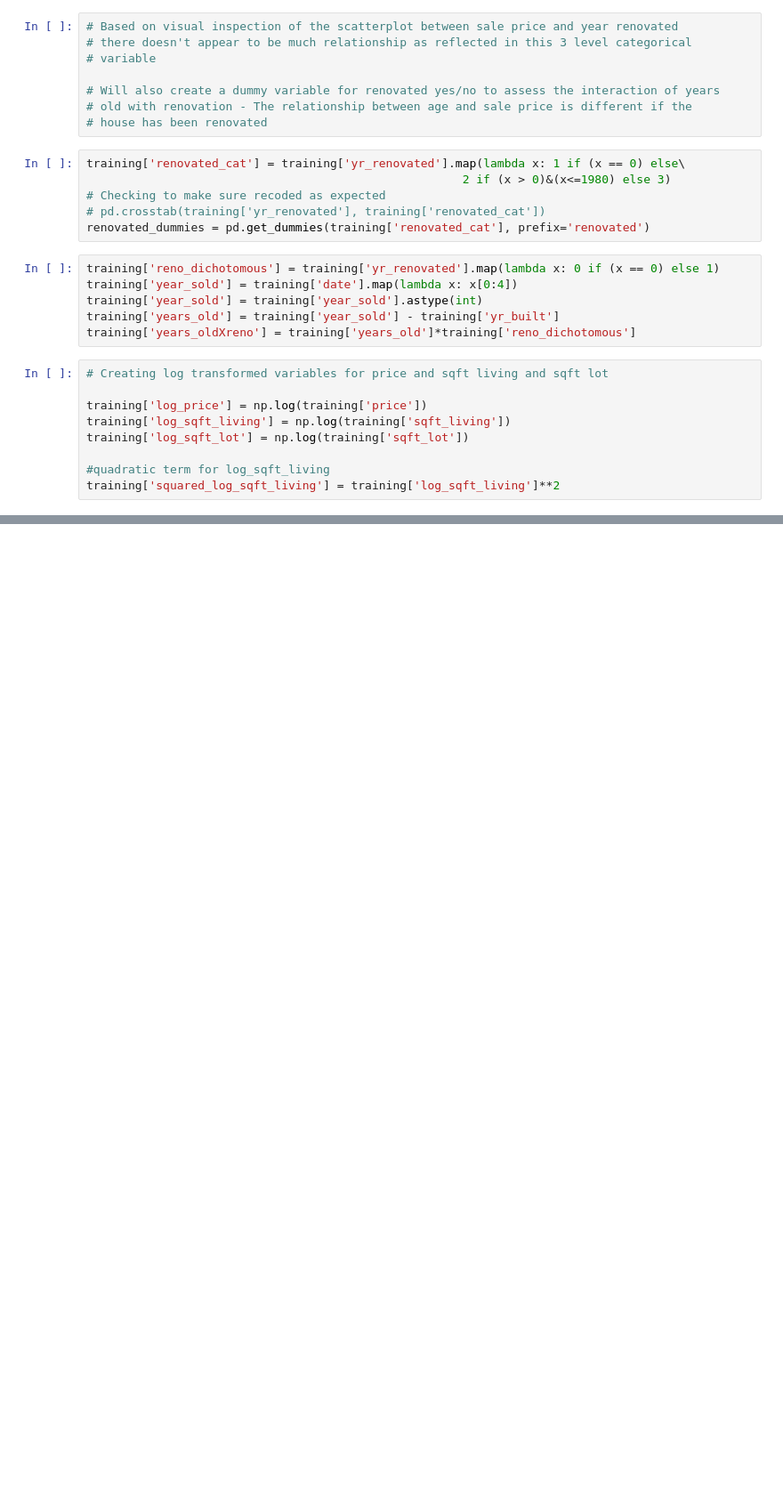
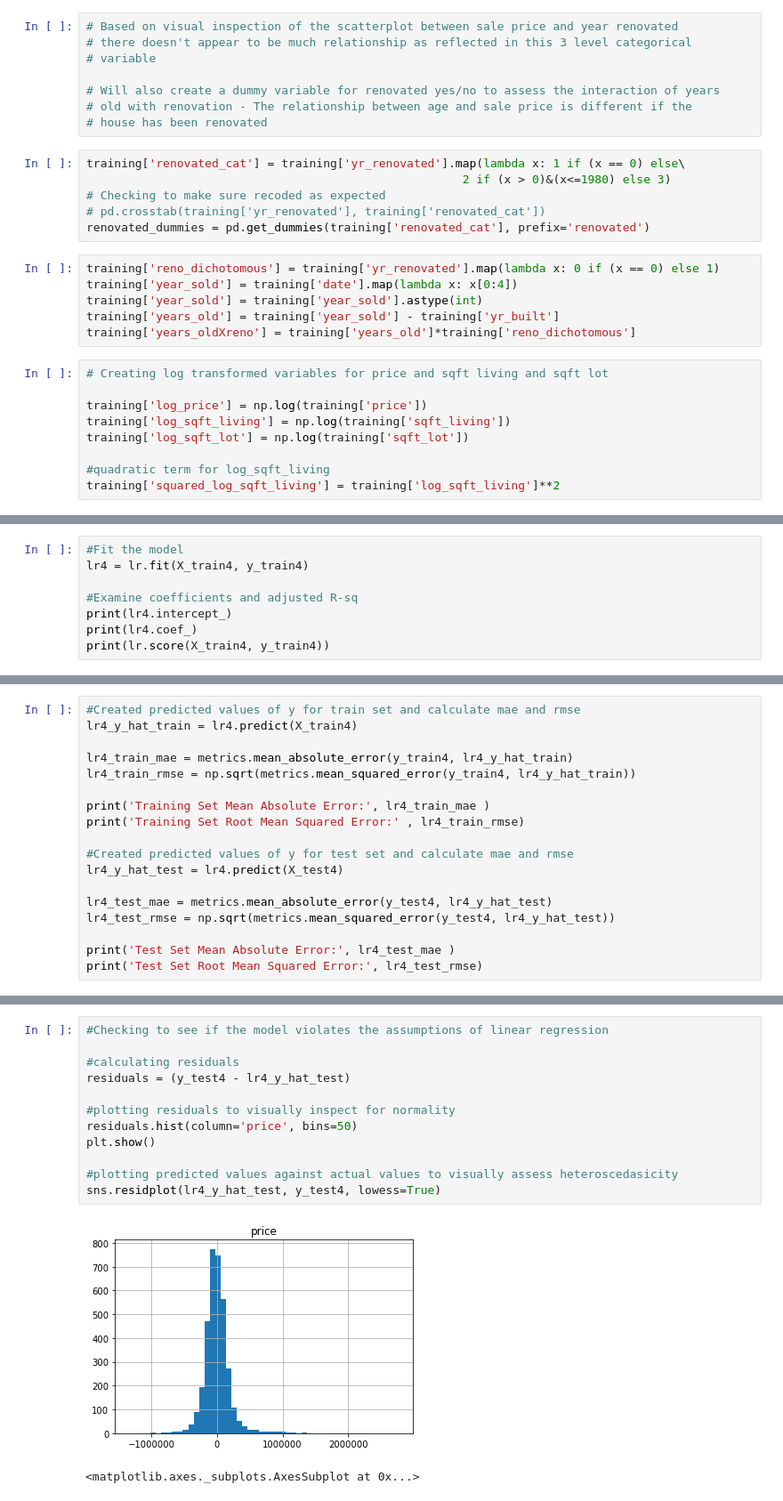
Before and after one commit to etr359/Predicting_KC_Housing_Prices, a Jupyter notebook: Creating_TrainTest_EDA.ipynb, the cells around one changed output, grey strips where cells are left out. Shown at 89% size. Saved outputs shown, nothing was run; the diff lists cells and outputs as text; blank space fills up the shorter version.

```diff
--- a/Creating_TrainTest_EDA.ipynb
+++ b/Creating_TrainTest_EDA.ipynb
@@ -766,0 +1103,8 @@ training['squared_log_sqft_living'] = training['log_sqft_living']**2
+# %%
+#Fit the model
+lr4 = lr.fit(X_train4, y_train4)
+
+#Examine coefficients and adjusted R-sq
+print(lr4.intercept_)
+print(lr4.coef_)
+print(lr.score(X_train4, y_train4))
@@ -766,0 +1124,18 @@ training['squared_log_sqft_living'] = training['log_sqft_living']**2
+# %%
+#Created predicted values of y for train set and calculate mae and rmse
+lr4_y_hat_train = lr4.predict(X_train4)
+
+lr4_train_mae = metrics.mean_absolute_error(y_train4, lr4_y_hat_train)
+lr4_train_rmse = np.sqrt(metrics.mean_squared_error(y_train4, lr4_y_hat_train))
+
+print('Training Set Mean Absolute Error:', lr4_train_mae )
+print('Training Set Root Mean Squared Error:' , lr4_train_rmse)
+
+#Created predicted values of y for test set and calculate mae and rmse
+lr4_y_hat_test = lr4.predict(X_test4)
+
+lr4_test_mae = metrics.mean_absolute_error(y_test4, lr4_y_hat_test)
+lr4_test_rmse = np.sqrt(metrics.mean_squared_error(y_test4, lr4_y_hat_test))
+
+print('Test Set Mean Absolute Error:', lr4_test_mae )
+print('Test Set Root Mean Squared Error:', lr4_test_rmse)
@@ -766,0 +1154,15 @@ training['squared_log_sqft_living'] = training['log_sqft_living']**2
+# %%
+#Checking to see if the model violates the assumptions of linear regression
+
+#calculating residuals
+residuals = (y_test4 - lr4_y_hat_test)
+
+#plotting residuals to visually inspect for normality
+residuals.hist(column='price', bins=50)
+plt.show()
+
+#plotting predicted values against actual values to visually assess heteroscedasicity
+sns.residplot(lr4_y_hat_test, y_test4, lowess=True)
+# %% [output]
+[figure, added]
+<matplotlib.axes._subplots.AxesSubplot at 0x...>
```
Also changed, not shown: parts of 44 cells of this notebook.
